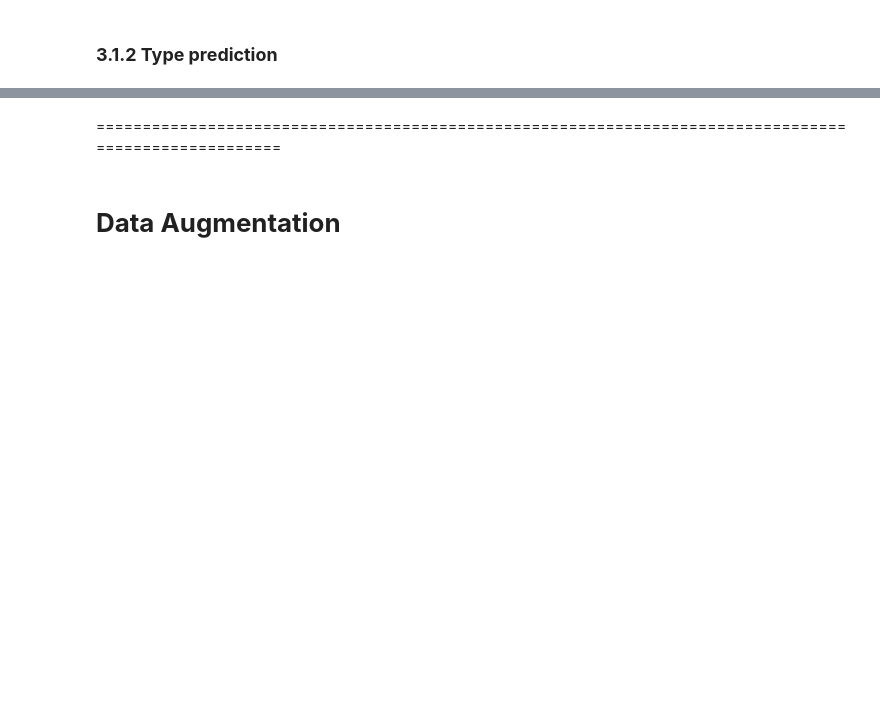
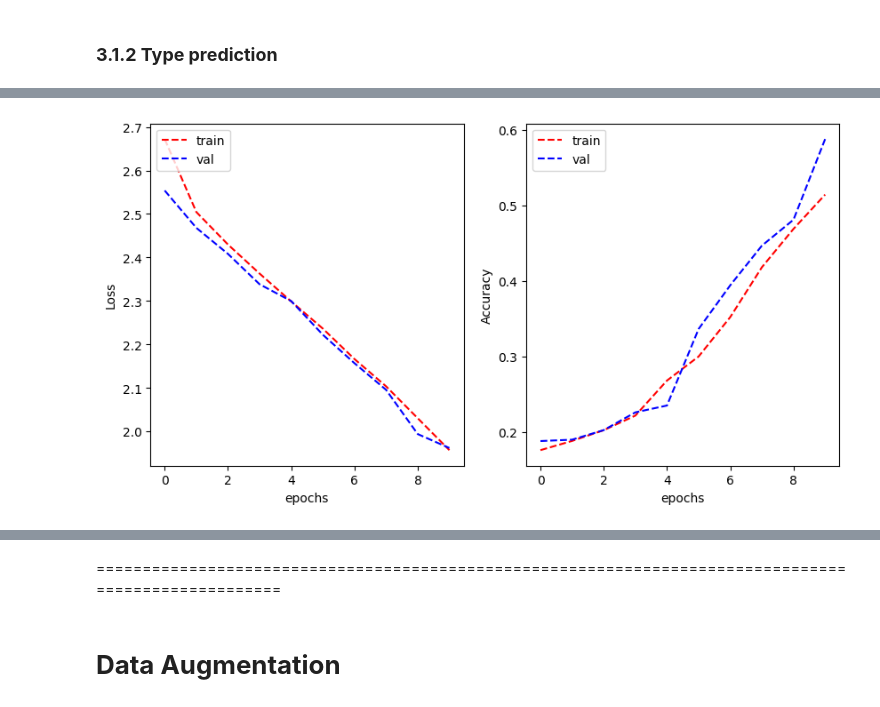
Before and after one commit to afrahhassan/afrahhassan, a Jupyter notebook: assignment2.ipynb, the cells around one changed output, grey strips where cells are left out. Saved outputs shown, nothing was run; the diff lists cells and outputs as text; code cells hidden in the pictures; blank space fills up the shorter version.

```diff
--- a/assignment2.ipynb
+++ b/assignment2.ipynb
@@ -1026,4 +947,6 @@ model.compile(optimizer='SGD',
 # %%
 plot_learning_curve(history.history['loss'], history.history['val_loss'],
-                    history.history['categorical_accuracy'], history.history['val_categorical_accuracy'],
+                    history.history['accuracy'], history.history['val_accuracy'],
                     metric_name='Accuracy')
+# %% [output]
+[figure, added]
```
Also changed, not shown: parts of 40 cells of this notebook.
